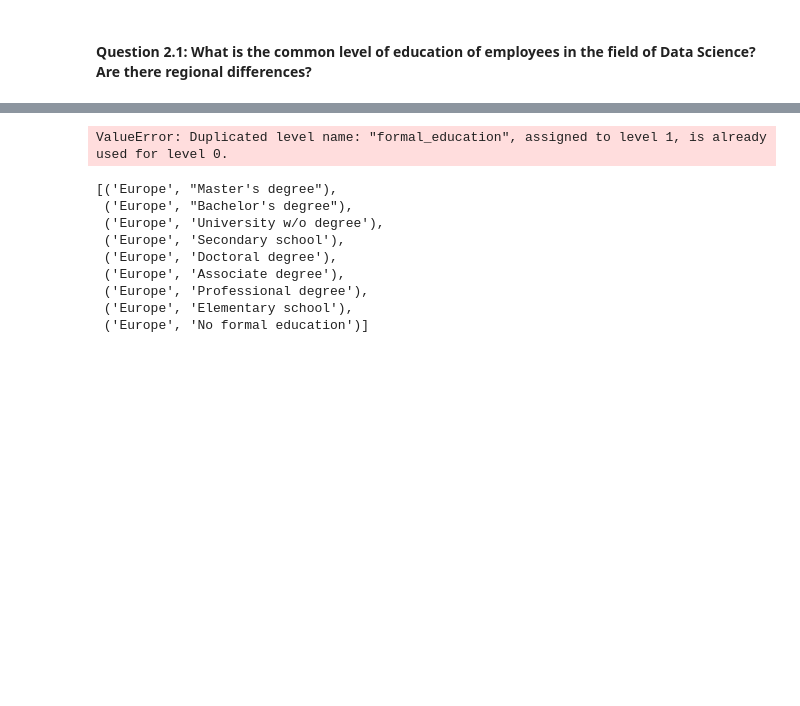
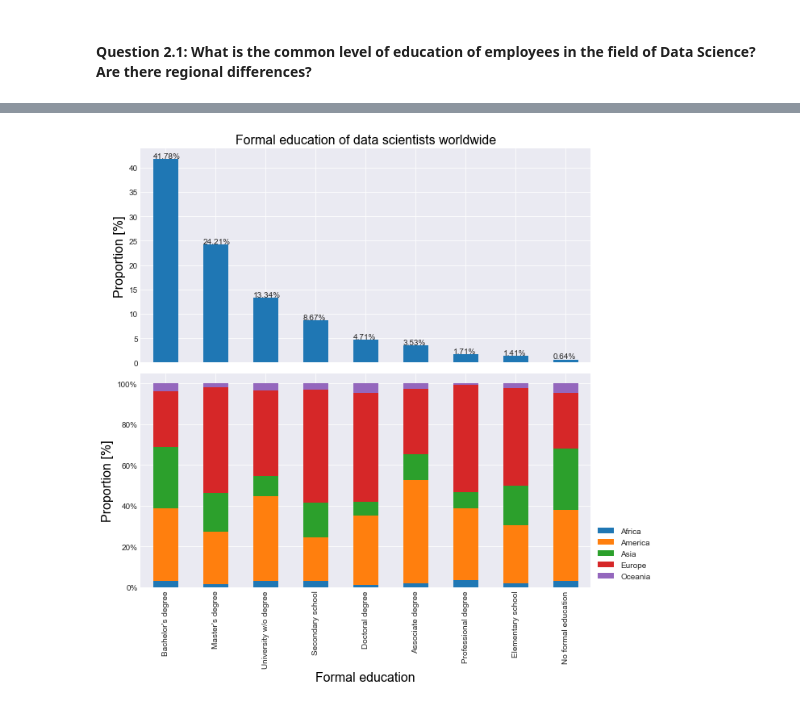
Before and after one commit to oliverkroening/Udacity_DSND_Project04, a Jupyter notebook: Data_Science_Europe.ipynb, the cells around one changed output, grey strips where cells are left out. Saved outputs shown, nothing was run; the diff lists cells and outputs as text; code cells hidden in the pictures; blank space fills up the shorter version.

Commit message:
answered question 2.1 - 2.7

```diff
--- a/Data_Science_Europe.ipynb
+++ b/Data_Science_Europe.ipynb
@@ -43,6 +43,8 @@ import numpy as np
 import seaborn as sns
 import matplotlib.pyplot as plt
 import matplotlib.ticker as mtick
+import matplotlib
+matplotlib.rcParams.update({'font.size': 12})
 %matplotlib inline
 # %% [markdown]
 The data is not consistent over all years of the survey. There is a different amount of questions, different variables and, hence, datasets with different shapes. To store everything in one variable, I decided to create a dictionary with the keys indicating the year and values holding Pandas DataFrames.
@@ -1652,42 +1676,42 @@ f.savefig('Q2.1_formal_education_all.png', dpi = 400, quality = 100);
 # %%
-# create a pie chart for the formal education of data science jobs in Europe
-# influenced by: https://stackoverflow.com/questions/49199164/increasing-pie-chart-size-with-matplotlib-radius-parameter-appears-to-do-nothin
+def proportions_pie_plot(df, column, region, filename):
+    '''
+    plots a pie plot of the proportion of the columns values for a certain region
 
-y1 = ds_q2_df[ds_q2_df['superordinate_region']=='Europe'].groupby(['superordinate_region']).formal_education.value_counts()/ds_q2_df[ds_q2_df['superordinate_region']=='Europe'].groupby(['superordinate_region']).formal_education.count()
+    INPUT:  df - Pandas Dataframe containing 'column' and corresponding values
+            column - variable selected for plotting
+            region - selected region for plotting
+            filename - filename for saving plot figure
+    OUTPUT: pie plot saved as .png
+    '''
+    # create a pie chart for a selected variable of data science jobs in a certain region
+    # influenced by: https://stackoverflow.com/questions/49199164/increasing-pie-chart-size-with-matplotlib-radius-parameter-appears-to-do-nothin
 
-labels = list(y1.index)
+    y1 = df[df['superordinate_region']==region][column].value_counts()/df[df['superordinate_region']==region][column].count()
+    labels = list(y1.index)
+    fig1, ax = plt.subplots(figsize=(9, 6))
+    fig1.subplots_adjust(0.3,0,1,1)
 
-fig1, ax = plt.subplots(figsize=(9, 6))
-fig1.subplots_adjust(0.3,0,1,1)
+    _, _ = ax.pie(y1, startangle=90, colors=plt.cm.tab20.colors)
 
-_, _ = ax.pie(y1, startangle=90, colors=colors)
+    ax.axis('equal')
 
-ax.axis('equal')
+    total = sum(y1)
+    plt.legend(
+        loc='upper left',
+        labels=['%s, %1.1f%%' % (
+            l, (float(s) / total) * 100) for l, s in zip(labels, y1)],
+        prop={'size': 11},
+        bbox_to_anchor=(0.0, 1),
+        bbox_transform=fig1.transFigure
+    )
+    title = column.capitalize().replace('_',' ') + ' of data scientists in ' + region
+    plt.title(title,fontdict=font)
 
-total = sum(y1)
-plt.legend(
-    loc='upper left',
-    labels=['%s, %1.1f%%' % (
-        l, (float(s) / total) * 100) for l, s in zip(labels, y1)],
-    prop={'size': 11},
-    bbox_to_anchor=(0.0, 1),
-    bbox_transform=fig1.transFigure
-)
-
-# save figure
-plt.savefig('Q1.2_propDS_pie.png', dpi = 400, quality = 100)
+    # save figure
+    filepath = filename + '.png'
+    f.savefig(filepath, dpi = 400, quality = 100);
-# %% [output]
-ValueError: Duplicated level name: "formal_education", assigned to level 1, is already used for level 0.
-# %%
-y1 = ds_q2_df[ds_q2_df['superordinate_region']=='Europe'].groupby(['superordinate_region']).formal_education.value_counts()/ds_q2_df[ds_q2_df['superordinate_region']=='Europe'].groupby(['superordinate_region']).formal_education.count()
-list(y1.index)
-# %% [output]
-[('Europe', "Master's degree"),
- ('Europe', "Bachelor's degree"),
- ('Europe', 'University w/o degree'),
- ('Europe', 'Secondary school'),
- ('Europe', 'Doctoral degree'),
- ('Europe', 'Associate degree'),
- ('Europe', 'Professional degree'),
- ('Europe', 'Elementary school'),
- ('Europe', 'No formal education')]
+# %%
+proportions_subplots(ds_q2_df,'formal_education','Q2.1_formal_education_all')
+# %% [output]
+[figure, added]
```
Also changed, not shown: parts of 32 cells of this notebook.
